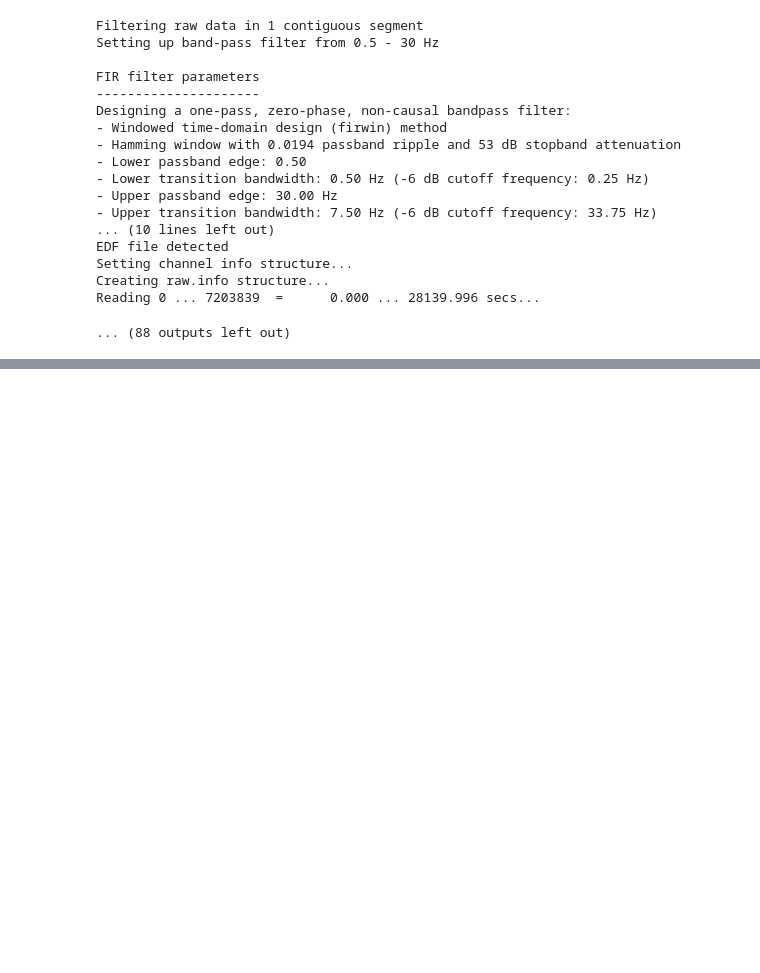
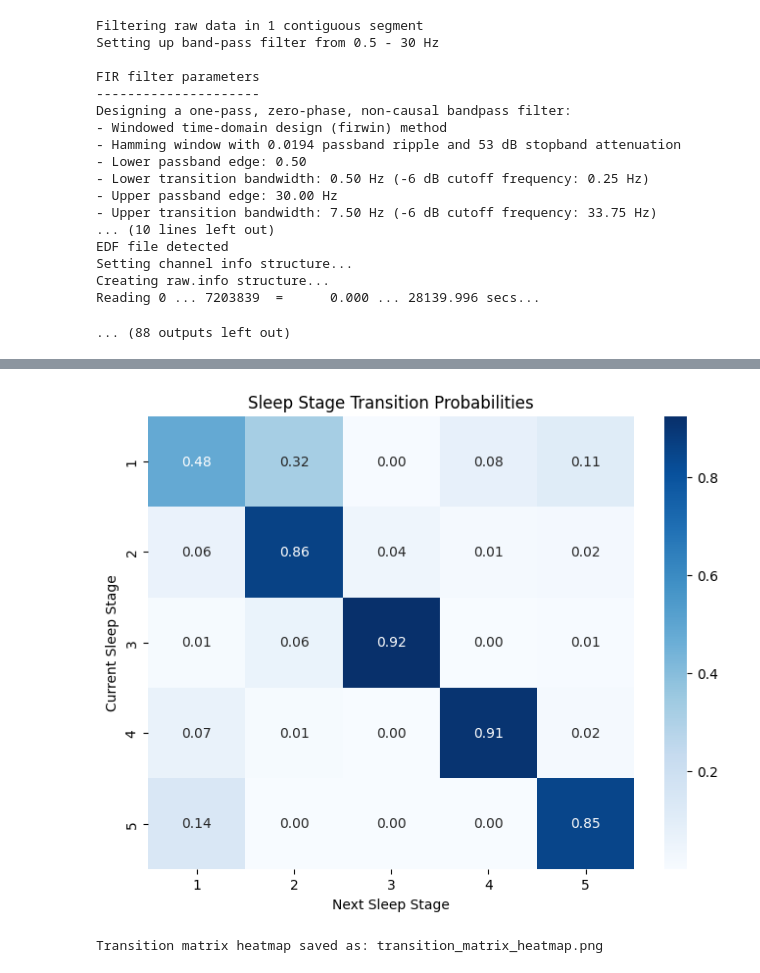
Before and after one commit to lewin-jesudhas/Sleep-Stage-Classification, a Jupyter notebook: sleep_dav_final.ipynb, the cells around one changed output, grey strips where cells are left out. Cells and saved outputs as stored; diff of their text form; code cells hidden in the pictures; blank space fills up the shorter version.

```diff
--- a/sleep_dav_final.ipynb
+++ b/sleep_dav_final.ipynb
@@ -326,0 +837,45 @@ print("Model outputs saved successfully.")
+# %%
+import numpy as np
+import seaborn as sns
+import matplotlib.pyplot as plt
+
+# Load all_labels from wavelet_labels.npy
+all_labels = np.load('wavelet_labels.npy')
+
+# Compute the number of unique stages
+num_stages = len(np.unique(all_labels))
+
+# Initialize the transition matrix
+transition_matrix = np.zeros((num_stages, num_stages))
+
+# Populate the transition matrix
+for i in range(len(all_labels) - 1):
+    current_stage = all_labels[i]
+    next_stage = all_labels[i + 1]
+    transition_matrix[current_stage, next_stage] += 1
+
+# Normalize the transition matrix (optional)
+row_sums = transition_matrix.sum(axis=1, keepdims=True)
+transition_matrix = transition_matrix / row_sums
+
+# Visualize the transition matrix using a heatmap
+plt.figure(figsize=(8, 6))
+sns.heatmap(
+    transition_matrix, annot=True, fmt=".2f", cmap='Blues',
+    xticklabels=label_encoder.classes_, yticklabels=label_encoder.classes_
+)
+plt.xlabel('Next Sleep Stage')
+plt.ylabel('Current Sleep Stage')
+plt.title('Sleep Stage Transition Probabilities')
+
+# Save the heatmap as an image
+heatmap_path = "transition_matrix_heatmap.png"
+plt.savefig(heatmap_path)
+
+# Show the heatmap
+plt.show()
+
+print(f"Transition matrix heatmap saved as: {heatmap_path}")
+# %% [output]
+[figure, added]
+Transition matrix heatmap saved as: transition_matrix_heatmap.png
```
Also changed, not shown: parts of 10 cells of this notebook.
